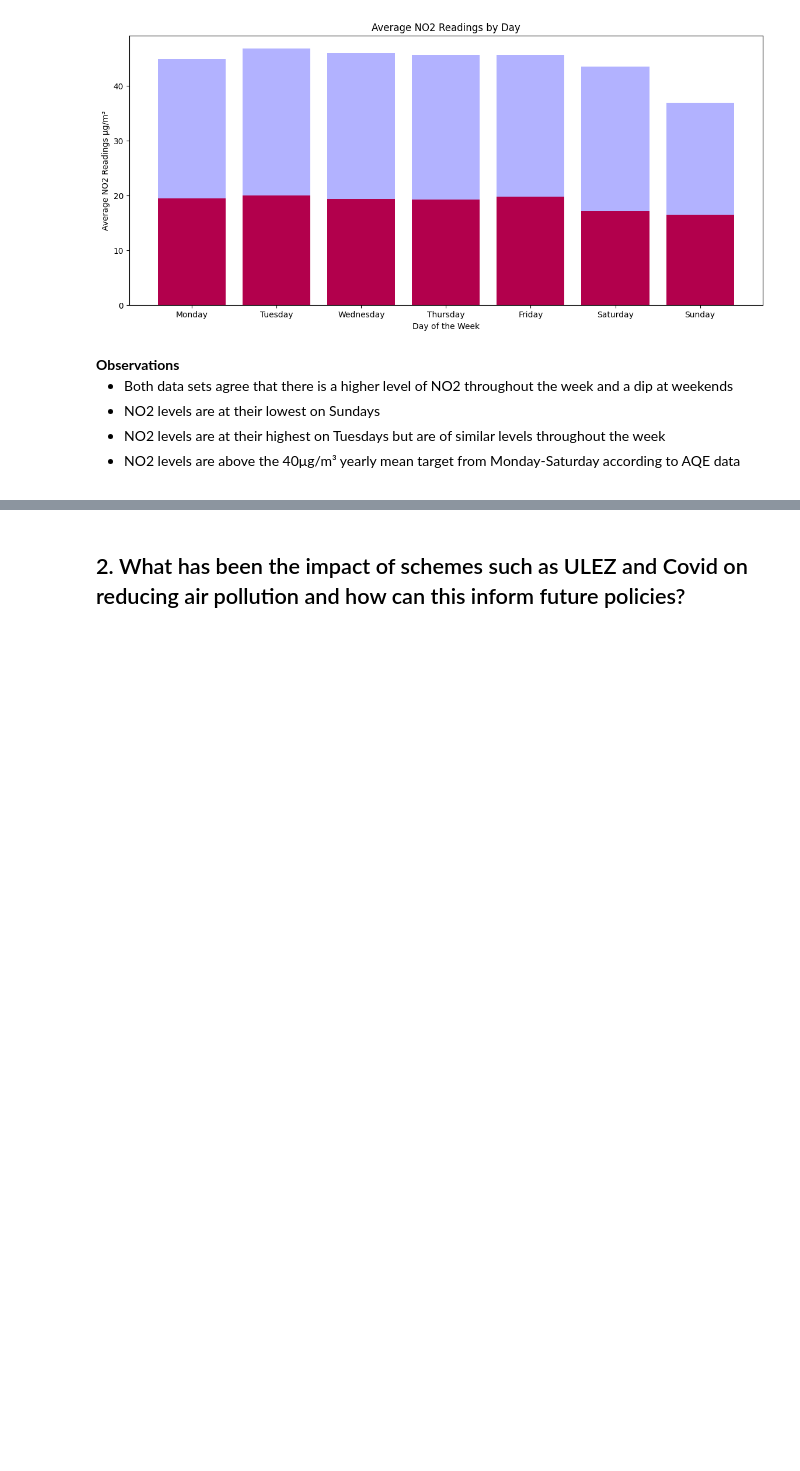
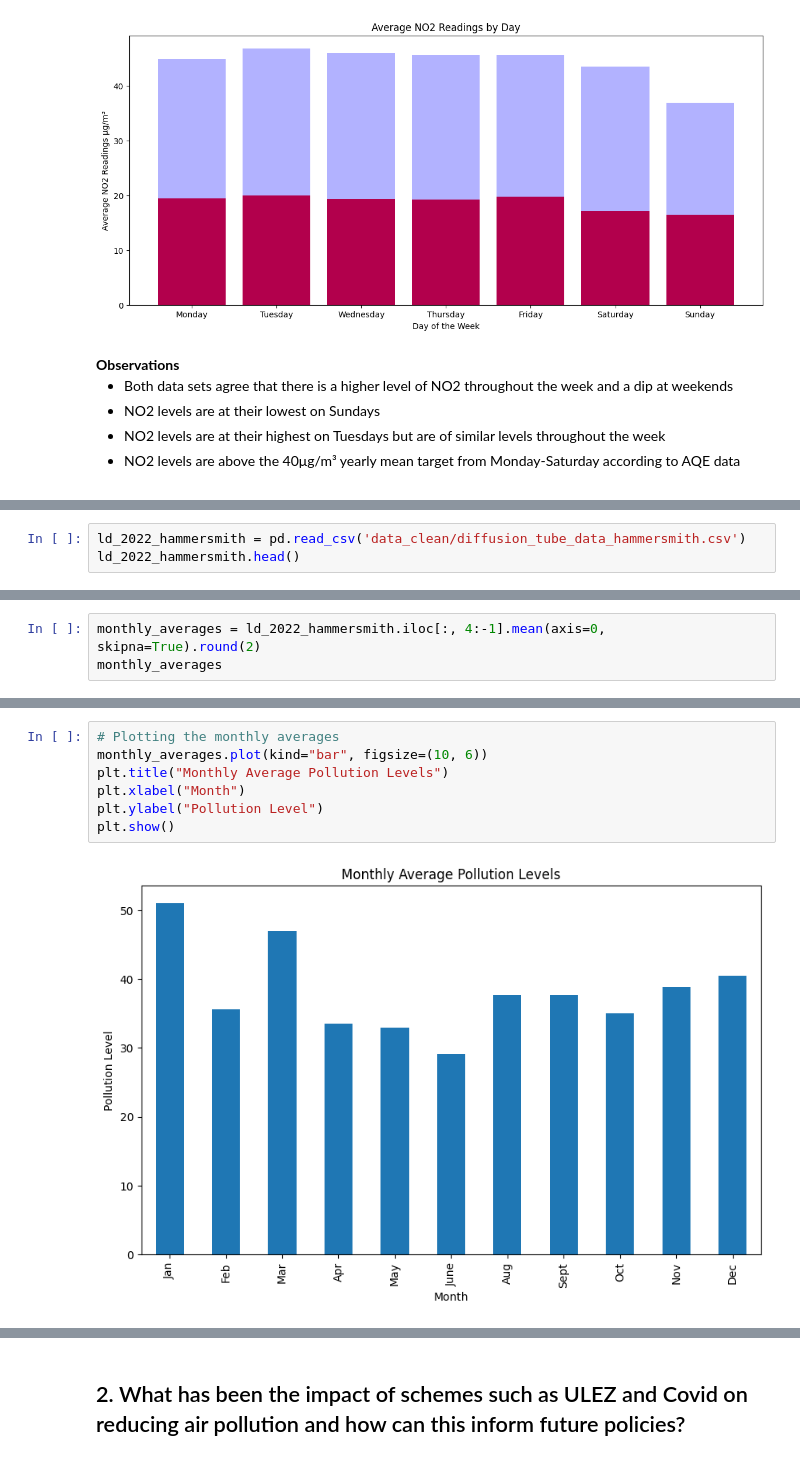
Before and after one commit to Frannerz/air_pollution_analysis, a Jupyter notebook: air_pollution_hammersmith.ipynb, the cells around one changed output, grey strips where cells are left out. Saved outputs shown, nothing was run; the diff lists cells and outputs as text; blank space fills up the shorter version.

```diff
--- a/air_pollution_hammersmith.ipynb
+++ b/air_pollution_hammersmith.ipynb
@@ -1838,0 +2377,3 @@ plt.show()
+# %%
+ld_2022_hammersmith = pd.read_csv('data_clean/diffusion_tube_data_hammersmith.csv')
+ld_2022_hammersmith.head()
@@ -1838,0 +2387,3 @@ plt.show()
+# %%
+monthly_averages = ld_2022_hammersmith.iloc[:, 4:-1].mean(axis=0, skipna=True).round(2)
+monthly_averages
@@ -1838,0 +2403,9 @@ plt.show()
+# %%
+# Plotting the monthly averages
+monthly_averages.plot(kind="bar", figsize=(10, 6))
+plt.title("Monthly Average Pollution Levels")
+plt.xlabel("Month")
+plt.ylabel("Pollution Level")
+plt.show()
+# %% [output]
+[figure, added]
```
Also changed, not shown: parts of 53 cells of this notebook, 11 other files.
